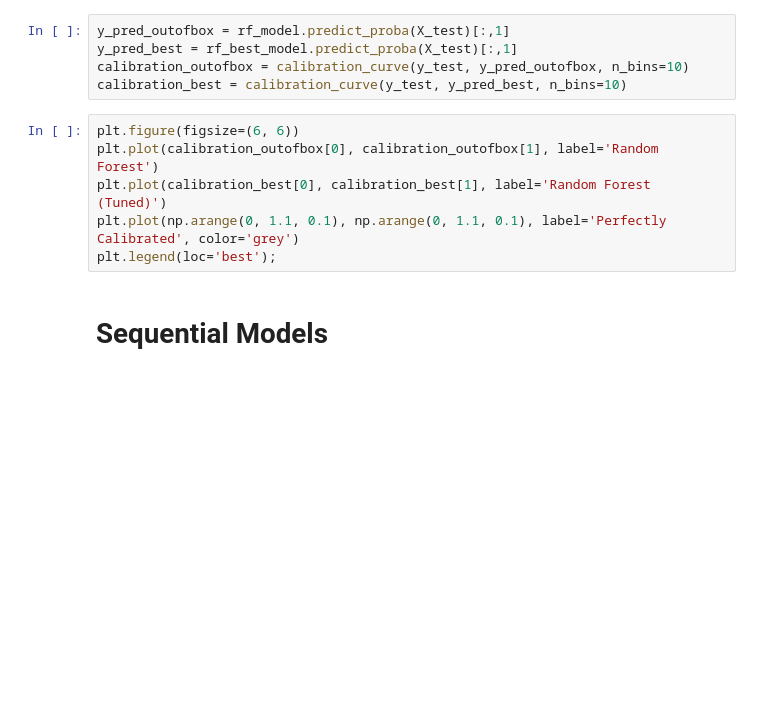
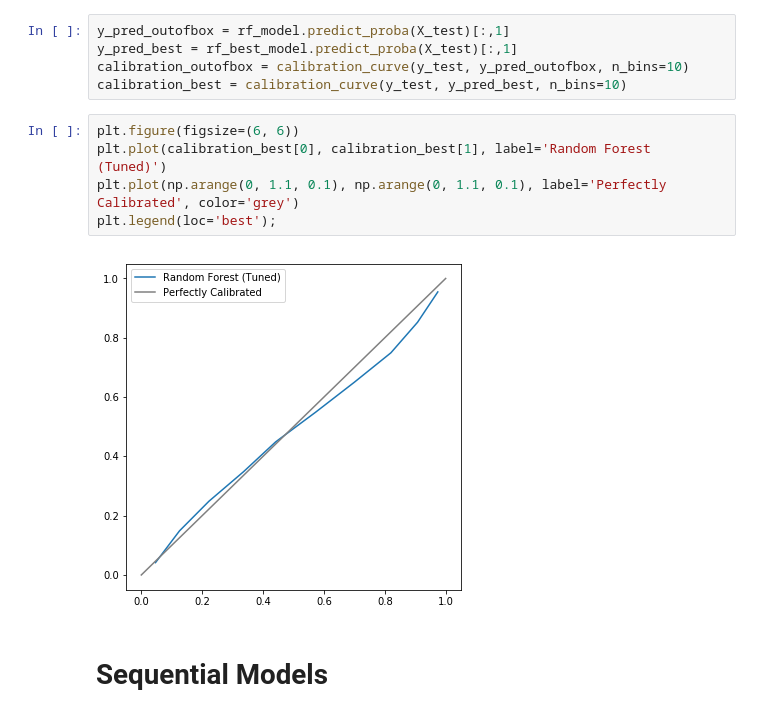
Before and after one commit to colinandrus/ml_course_project, a Jupyter notebook: notebooks/model_training_cleaned.ipynb, the cells around one changed output. Cells and saved outputs as stored; diff of their text form; blank space fills up the shorter version.

```diff
--- a/notebooks/model_training_cleaned.ipynb
+++ b/notebooks/model_training_cleaned.ipynb
@@ -519,10 +687,11 @@ calibration_outofbox = calibration_curve(y_test, y_pred_outofbox, n_bins=10)
 calibration_best = calibration_curve(y_test, y_pred_best, n_bins=10)
 # %%
 plt.figure(figsize=(6, 6))
-plt.plot(calibration_outofbox[0], calibration_outofbox[1], label='Random Forest')
 plt.plot(calibration_best[0], calibration_best[1], label='Random Forest (Tuned)')
 plt.plot(np.arange(0, 1.1, 0.1), np.arange(0, 1.1, 0.1), label='Perfectly Calibrated', color='grey')
 plt.legend(loc='best');
+# %% [output]
+[figure, added]
 # %% [markdown]
 # Sequential Models
 # %% [markdown]
```
Also changed, not shown: parts of 29 cells of this notebook.
